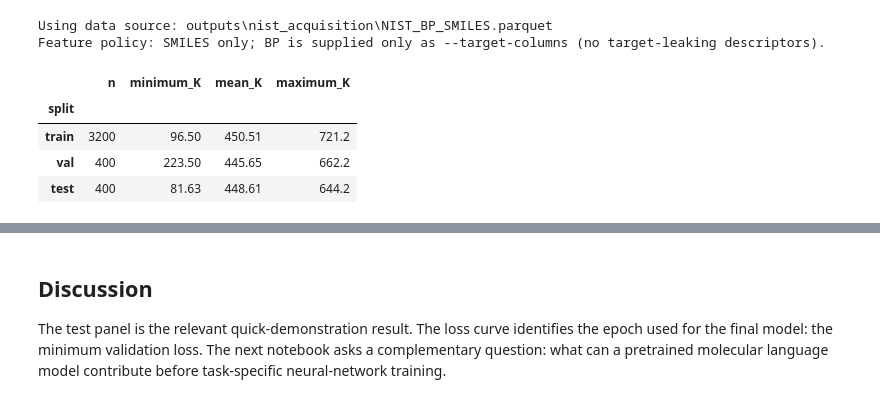
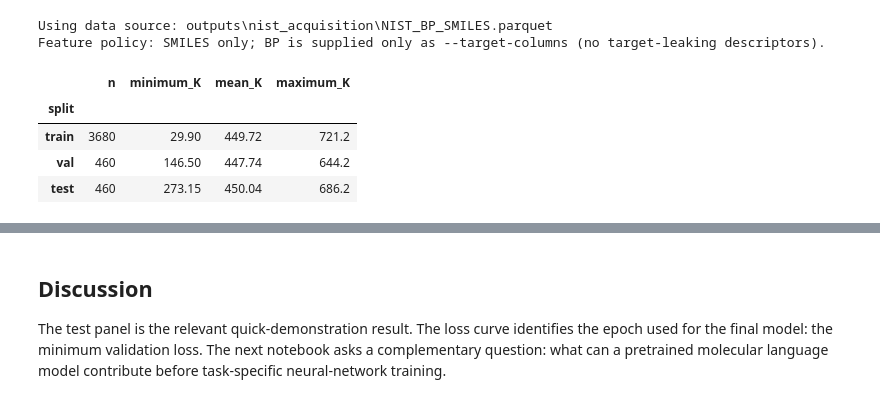
Before and after one commit to thiasyoung/2026-avs-ml-vibe-coding-workshop, a Jupyter notebook: 01_boiling_point/02_BP_1_Chemprop_GNN.ipynb, the cells around one changed output, grey strips where cells are left out. Cells and saved outputs as stored; diff of their text form; code cells hidden in the pictures.

```diff
--- a/01_boiling_point/02_BP_1_Chemprop_GNN.ipynb
+++ b/01_boiling_point/02_BP_1_Chemprop_GNN.ipynb
@@ -26,31 +26,43 @@ This random split is appropriate for a workshop demonstration. For a claim about
 from pathlib import Path
 from importlib.metadata import version
 import json
-import shutil, subprocess, sys, time
+import shutil, subprocess, sys, tempfile, time
 import numpy as np
 import pandas as pd
 import matplotlib.pyplot as plt
-from IPython.display import display
-from tqdm.auto import tqdm
-from rdkit import Chem, DataStructs
+from IPython.display import HTML, Image, display
+from rdkit import Chem
 from rdkit.Chem import Draw
 from sklearn.metrics import mean_absolute_error, mean_squared_error, r2_score
 from sklearn.model_selection import train_test_split
 
+
+def persistent_progress(label, completed, total):
+    """Render one static progress bar after a processing stage finishes."""
+    percent = 100 * completed / max(total, 1)
+    display(HTML(f'<div style="margin:0.35rem 0"><strong>{label}</strong><br>'
+                 f'<progress value="{completed}" max="{total}" style="width:22rem"></progress> '
+                 f'{completed}/{total} ({percent:.0f}%)</div>'))
+
+
 # 1. Reproducible experiment configuration
 SEED = 42
-SAMPLE_SIZE = 4000       # small enough for a workshop CPU run
-EPOCHS = 100
+SAMPLE_SIZE = 4600       # Set to a larger value for a more representative workshop run.
+MAX_EPOCHS = 2000        # Safety cap; segmented training can stop earlier when it has converged.
+CHUNK_EPOCHS = 20       # Each Chemprop invocation trains this many epochs before reassessment.
+VALIDATION_SLOPE_WINDOW = 20
+TRIMMED_SLOPE_EXCLUDED_POINTS = 5
 BATCH_SIZE = 64
 DEPTH = 3
 MESSAGE_HIDDEN_DIM = 300
-FFN_HIDDEN_DIM = 300
-FFN_NUM_LAYERS = 2
-DROPOUT = 0.05
+FFN_HIDDEN_DIM = 64
+FFN_NUM_LAYERS = 3
+DROPOUT = 0.01
 ACTIVATION = 'RELU'
 LOSS_FUNCTION = 'mse'
 METRICS = ['mae', 'rmse', 'r2']
-WARMUP_EPOCHS, INIT_LR, MAX_LR, FINAL_LR, PATIENCE = 2, 1e-4, 1e-3, 1e-4, 20
+# Chemprop's Noam-like schedule runs inside each 20-epoch weight-transfer segment.
+WARMUP_EPOCHS, INIT_LR, MAX_LR, FINAL_LR = 3, 1e-5, 1e-5, 1e-5
 ACQUIRED_DATA_FILE = Path('outputs/nist_acquisition/NIST_BP_SMILES.parquet')
 PACKAGED_DATA_FILE = Path('data/CompoundData.parquet')
 DATA_FILE = ACQUIRED_DATA_FILE if ACQUIRED_DATA_FILE.exists() else PACKAGED_DATA_FILE
@@ -58,6 +70,11 @@ OUTPUT = Path('outputs/bp_chemprop')
 FIGURES = OUTPUT / 'figures'
 OUTPUT.mkdir(parents=True, exist_ok=True)
 FIGURES.mkdir(parents=True, exist_ok=True)
+
+if not 0 <= TRIMMED_SLOPE_EXCLUDED_POINTS < VALIDATION_SLOPE_WINDOW - 1:
+    raise ValueError('TRIMMED_SLOPE_EXCLUDED_POINTS must leave at least two points for a slope.')
+if CHUNK_EPOCHS != VALIDATION_SLOPE_WINDOW:
+    raise ValueError('Use 20-epoch segments so every convergence check has one full 20-epoch window.')
 
 np.random.seed(SEED)
 VERSIONS = {name: version(name) for name in ['chemprop', 'numpy', 'pandas', 'rdkit', 'scikit-learn']}
@@ -69,36 +86,38 @@ required_columns = {'SMILES', 'BP'}
 missing_columns = required_columns - set(raw_data.columns)
 if missing_columns:
     raise ValueError(f'Missing required columns: {sorted(missing_columns)}')
 data = raw_data.dropna(subset=['SMILES', 'BP']).drop_duplicates('SMILES')[['SMILES', 'BP']]
 data = data.sample(n=min(SAMPLE_SIZE, len(data)), random_state=SEED).reset_index(drop=True)
 invalid_smiles = data.SMILES.map(Chem.MolFromSmiles).isna().sum()
 if invalid_smiles:
     raise ValueError(f'Sampled data contain {invalid_smiles} invalid SMILES strings.')
 print('Feature policy: SMILES only; BP is supplied only as --target-columns (no target-leaking descriptors).')
 
 indices = np.arange(len(data))
 train, held_out = train_test_split(indices, test_size=0.20, random_state=SEED)
 val, test = train_test_split(held_out, test_size=0.50, random_state=SEED)
 data['split'] = 'train'
 data.loc[val, 'split'] = 'val'
 data.loc[test, 'split'] = 'test'
 if set(data['split']) != {'train', 'val', 'test'} or data.SMILES.duplicated().any():
     raise ValueError('Split validation failed: each unique molecule must have exactly one split.')
 
-csv_file = OUTPUT / 'bp_data.csv'
+# Keep outputs from different workshop sample sizes separate, avoiding stale-prediction collisions.
+RUN_TAG = f'n{len(data)}_seed{SEED}'
+csv_file = OUTPUT / f'bp_data_{RUN_TAG}.csv'
 data.to_csv(csv_file, index=False)
 split_summary = (
     data.groupby('split')['BP'].agg(n='size', minimum_K='min', mean_K='mean', maximum_K='max')
     .reindex(['train', 'val', 'test'])
 )
 display(split_summary.round(2))
 # %% [output]
 Using data source: outputs\nist_acquisition\NIST_BP_SMILES.parquet
 Feature policy: SMILES only; BP is supplied only as --target-columns (no target-leaking descriptors).
 |  | n | minimum_K | mean_K | maximum_K |
 | split |  |  |  |  |
-| train | 3200 | 96.50 | 450.51 | 721.2 |
-| val | 400 | 223.50 | 445.65 | 662.2 |
-| test | 400 | 81.63 | 448.61 | 644.2 |
+| train | 3680 | 29.90 | 449.72 | 721.2 |
+| val | 460 | 146.50 | 447.74 | 644.2 |
+| test | 460 | 273.15 | 450.04 | 686.2 |
 # %%
 def chemprop_executable():
```
Also changed, not shown: parts of 5 cells of this notebook, 3 other files.
